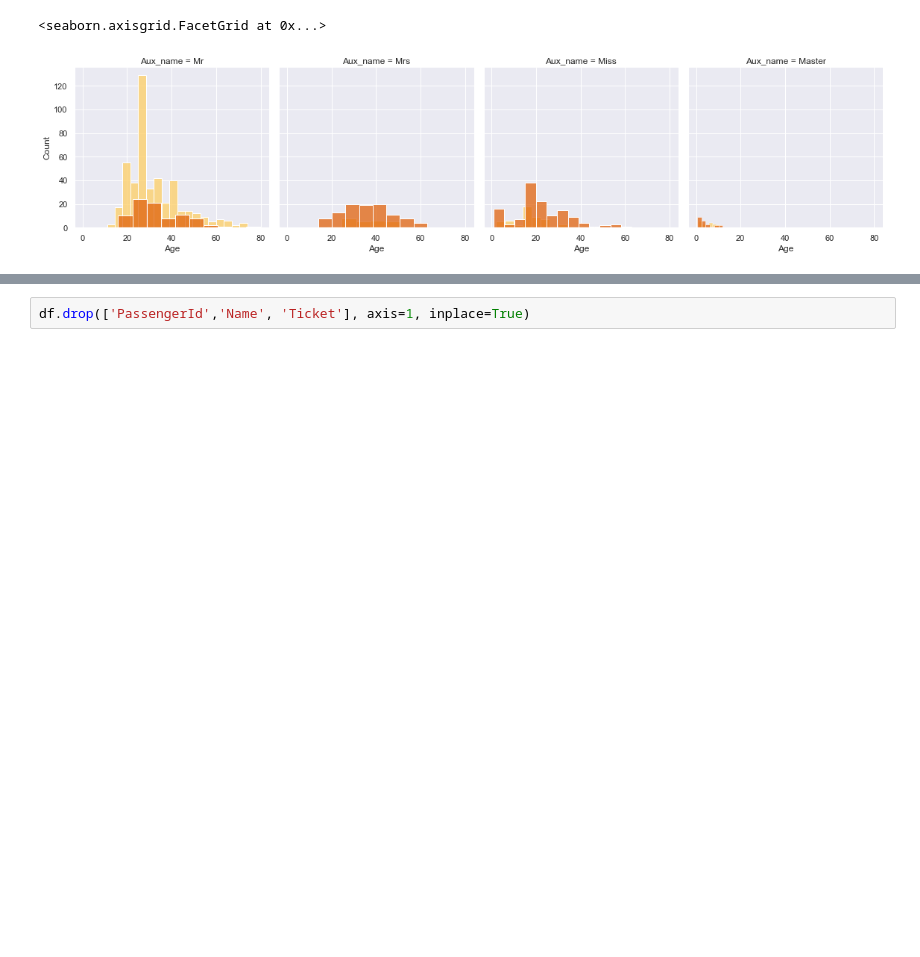
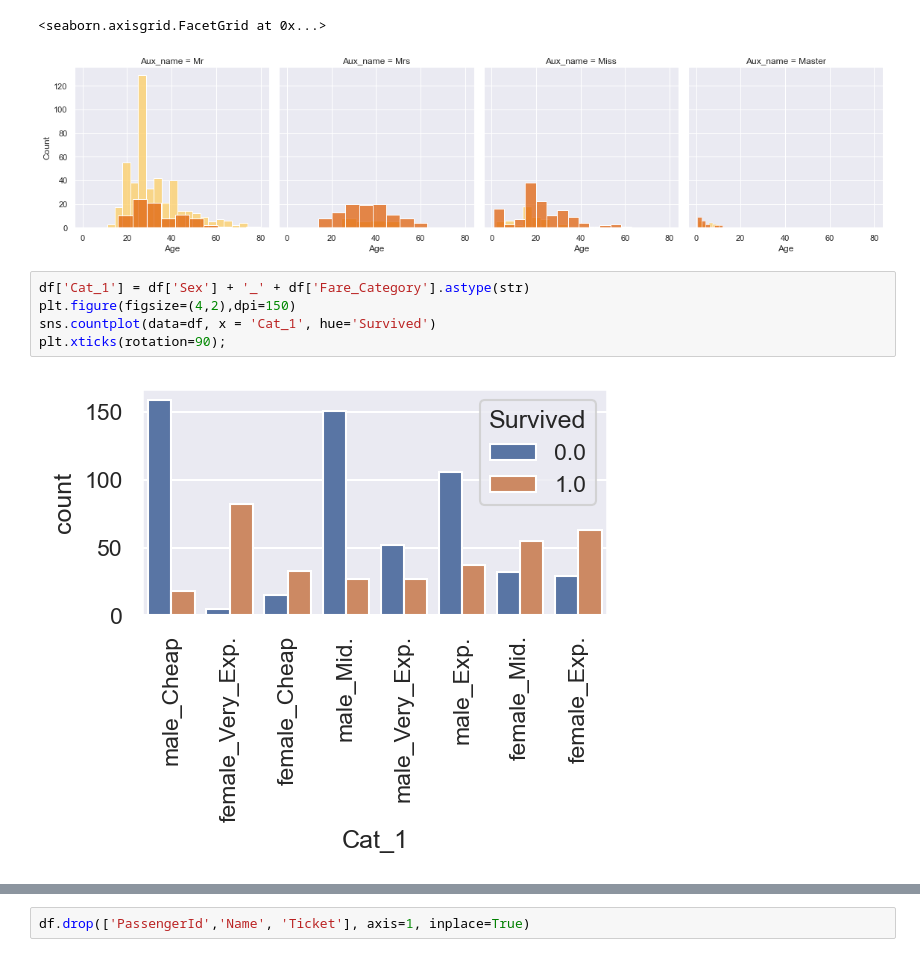
Before and after one commit to bronkaeux/titanik_data_research, a Jupyter notebook: titanik_research.ipynb, the cells around one changed output, grey strips where cells are left out. Saved outputs shown, nothing was run; the diff lists cells and outputs as text; blank space fills up the shorter version.

```diff
--- a/titanik_research.ipynb
+++ b/titanik_research.ipynb
@@ -686,3 +686,10 @@ g. map (sns.histplot , 'Age')
 # %% [output]
 <seaborn.axisgrid.FacetGrid at 0x...>
 [figure]
+# %%
+df['Cat_1'] = df['Sex'] + '_' + df['Fare_Category'].astype(str)
+plt.figure(figsize=(4,2),dpi=150)
+sns.countplot(data=df, x = 'Cat_1', hue='Survived')
+plt.xticks(rotation=90);
+# %% [output]
+[figure, added]
```
Also changed, not shown: parts of 21 cells of this notebook, 1 other file.
